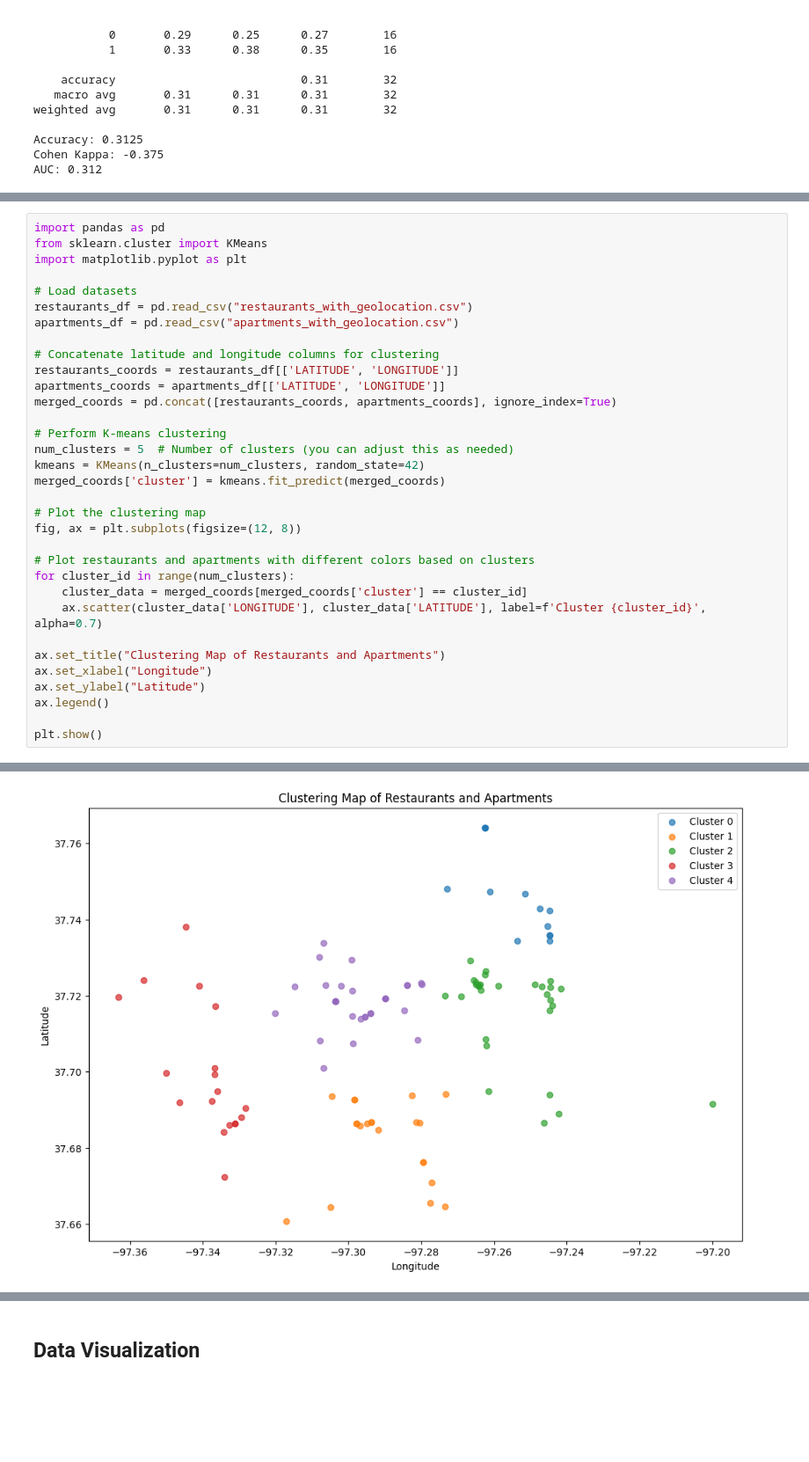
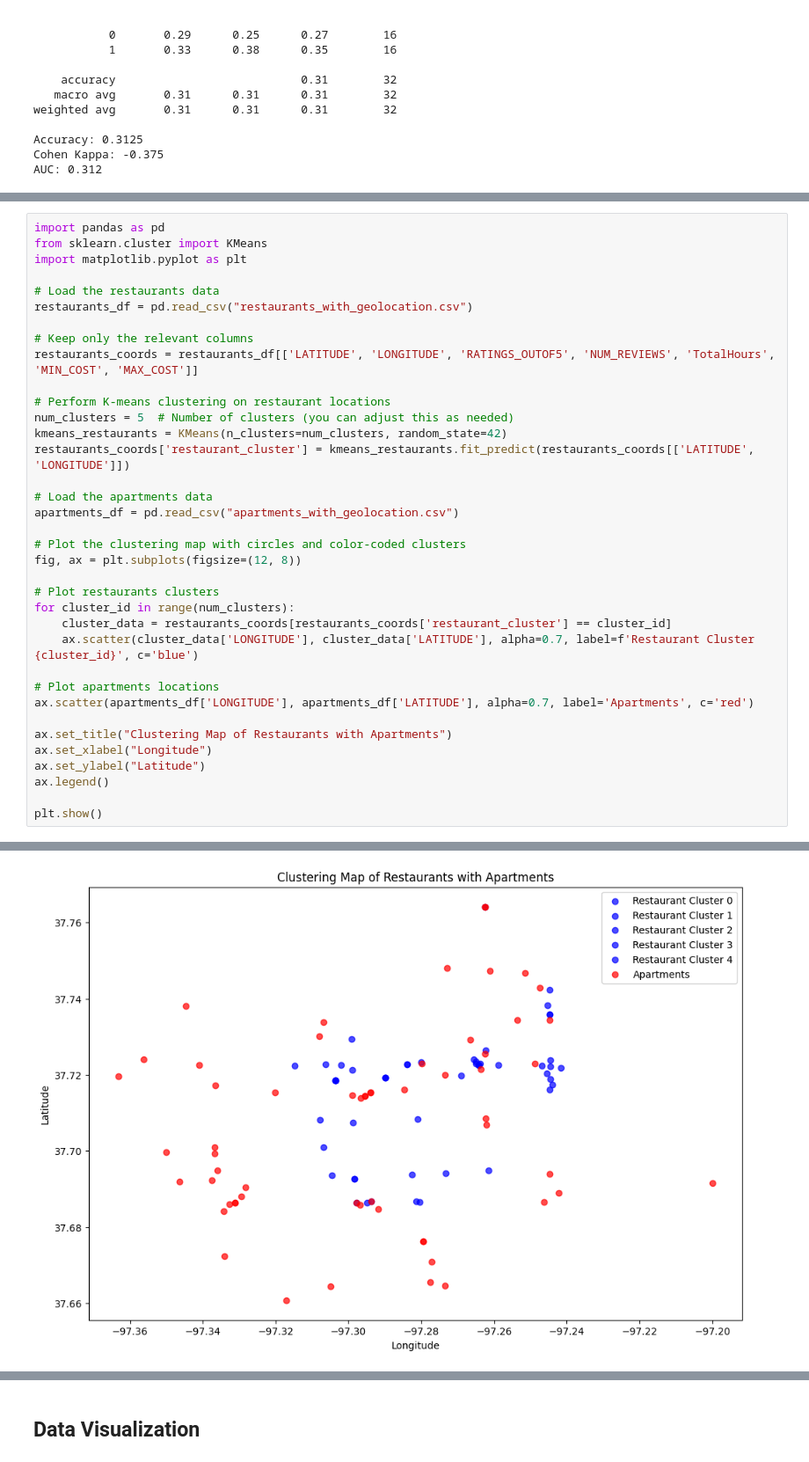
Before and after one commit to MarshallMor/Data-Science-Project, a Jupyter notebook: Group 5 Milestone 2.ipynb, the cells around one changed output, grey strips where cells are left out. Shown at 88% size. Cells and saved outputs as stored; diff of their text form; blank space fills up the shorter version.

```diff
--- a/Group 5 Milestone 2.ipynb
+++ b/Group 5 Milestone 2.ipynb
@@ -442,29 +572,32 @@ import pandas as pd
 from sklearn.cluster import KMeans
 import matplotlib.pyplot as plt
 
-# Load datasets
+# Load the restaurants data
 restaurants_df = pd.read_csv("restaurants_with_geolocation.csv")
+
+# Keep only the relevant columns
+restaurants_coords = restaurants_df[['LATITUDE', 'LONGITUDE', 'RATINGS_OUTOF5', 'NUM_REVIEWS', 'TotalHours', 'MIN_COST', 'MAX_COST']]
+
+# Perform K-means clustering on restaurant locations
+num_clusters = 5  # Number of clusters (you can adjust this as needed)
+kmeans_restaurants = KMeans(n_clusters=num_clusters, random_state=42)
+restaurants_coords['restaurant_cluster'] = kmeans_restaurants.fit_predict(restaurants_coords[['LATITUDE', 'LONGITUDE']])
+
+# Load the apartments data
 apartments_df = pd.read_csv("apartments_with_geolocation.csv")
 
-# Concatenate latitude and longitude columns for clustering
-restaurants_coords = restaurants_df[['LATITUDE', 'LONGITUDE']]
-apartments_coords = apartments_df[['LATITUDE', 'LONGITUDE']]
-merged_coords = pd.concat([restaurants_coords, apartments_coords], ignore_index=True)
-
-# Perform K-means clustering
-num_clusters = 5  # Number of clusters (you can adjust this as needed)
-kmeans = KMeans(n_clusters=num_clusters, random_state=42)
-merged_coords['cluster'] = kmeans.fit_predict(merged_coords)
-
-# Plot the clustering map
+# Plot the clustering map with circles and color-coded clusters
 fig, ax = plt.subplots(figsize=(12, 8))
 
-# Plot restaurants and apartments with different colors based on clusters
+# Plot restaurants clusters
 for cluster_id in range(num_clusters):
-    cluster_data = merged_coords[merged_coords['cluster'] == cluster_id]
-    ax.scatter(cluster_data['LONGITUDE'], cluster_data['LATITUDE'], label=f'Cluster {cluster_id}', alpha=0.7)
+    cluster_data = restaurants_coords[restaurants_coords['restaurant_cluster'] == cluster_id]
+    ax.scatter(cluster_data['LONGITUDE'], cluster_data['LATITUDE'], alpha=0.7, label=f'Restaurant Cluster {cluster_id}', c='blue')
 
-ax.set_title("Clustering Map of Restaurants and Apartments")
+# Plot apartments locations
+ax.scatter(apartments_df['LONGITUDE'], apartments_df['LATITUDE'], alpha=0.7, label='Apartments', c='red')
+
+ax.set_title("Clustering Map of Restaurants with Apartments")
 ax.set_xlabel("Longitude")
 ax.set_ylabel("Latitude")
 ax.legend()
@@ -474 +612 @@ plt.show()
-[figure, old version]
+[figure, new version]
```
Also changed, not shown: parts of 5 cells of this notebook.
